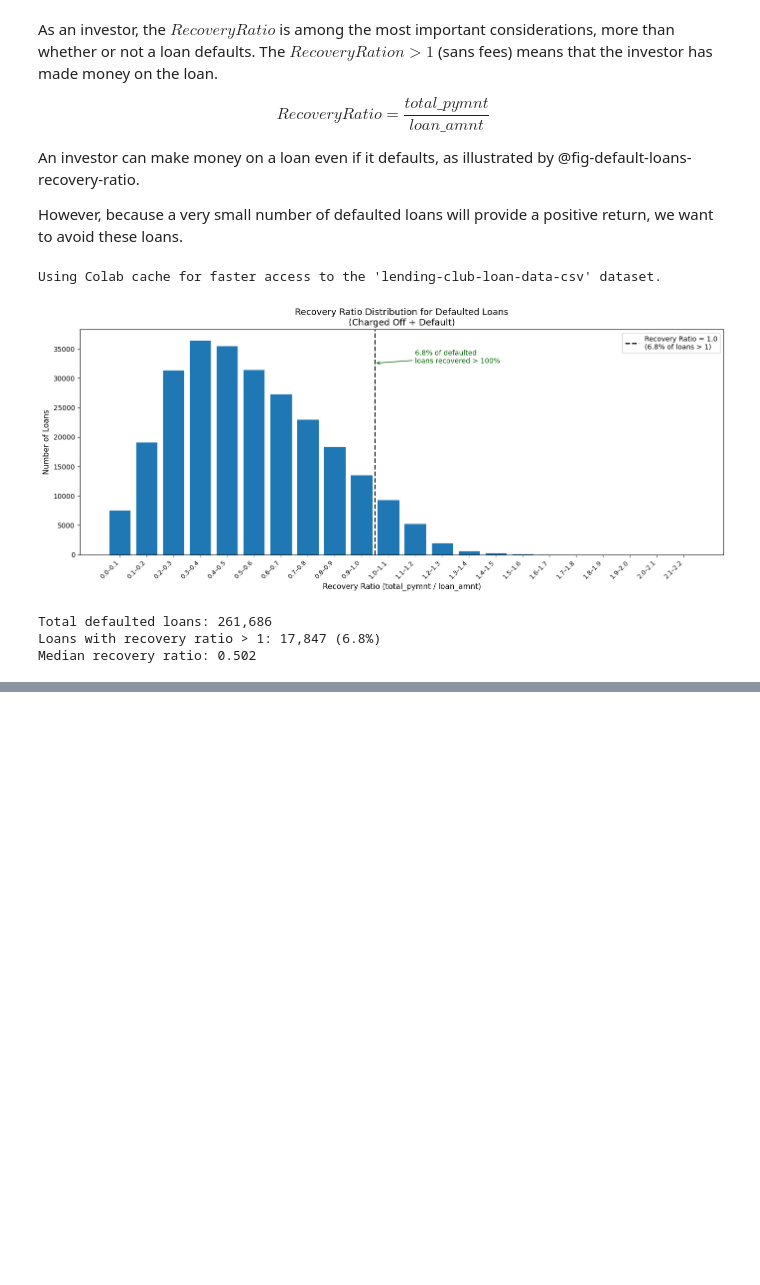
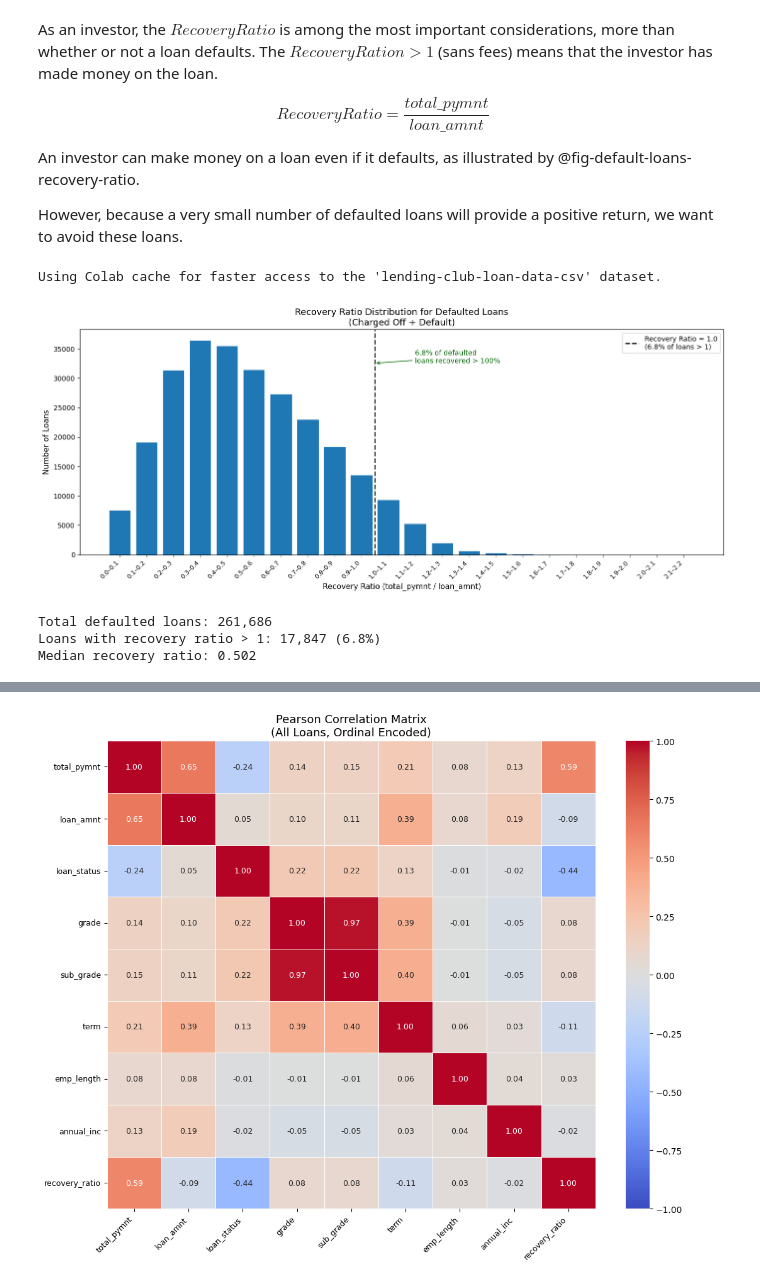
Before and after one commit to duygithub/berkeley_datasci_207_proj, a Jupyter notebook: milestone/40_eda_visualizations.ipynb, the cells around one changed output, grey strips where cells are left out. Drawn from its saved outputs; the diff is of its cells as text; code cells hidden in the pictures; blank space fills up the shorter version.

Commit message:
added correlation matrix

```diff
--- a/milestone/40_eda_visualizations.ipynb
+++ b/milestone/40_eda_visualizations.ipynb
@@ -19,16 +19,20 @@ import pandas as pd
 import matplotlib.pyplot as plt
 import os
 
-df = []
-charged_off_loans = []
+df_orig = []
 
 
 def generate_default_loans_plot():
+    global df_orig
+
     file_path = "loan.csv"
     path = kagglehub.dataset_download("adarshsng/lending-club-loan-data-csv")
 
     csv_file = os.path.join(path, "loan.csv")
-    df = pd.read_csv(csv_file, low_memory=False)
+    df_orig = pd.read_csv(csv_file, low_memory=False)
+
+
+    df = df_orig.copy()
 
     features = [
         "total_pymnt", "loan_amnt", "loan_status"
@@ -88,7 +92,6 @@ def generate_default_loans_plot():
     )
 
     plt.tight_layout()
-    # plt.savefig("/mnt/user-data/outputs/recovery_ratio_distribution.png", dpi=150)
     plt.show()
     print(f"Total defaulted loans: {len(df_default):,}")
     print(f"Loans with recovery ratio > 1: {(df_default['recovery_ratio'] > 1).sum():,} ({pct_above_1:.1f}%)")
@@ -101,3 +104,91 @@ Using Colab cache for faster access to the 'lending-club-loan-data-csv' dataset.
 Total defaulted loans: 261,686
 Loans with recovery ratio > 1: 17,847 (6.8%)
 Median recovery ratio: 0.502
+# %%
+#| label: fig-correlation-matrix
+#| fig-cap: "Correlation Matrix for Selected Features."
+#| echo: false
+#| warning: false
+
+import seaborn as sns
+
+def generate_correlation_matrix():
+
+  global df_orig
+
+
+  features = [
+    "total_pymnt", "loan_amnt", "loan_status", "grade", "sub_grade",
+    "term", "emp_length", "annual_inc"
+  ]
+  df = df_orig.copy()
+  df = df[features]
+
+  grade_order = ["A", "B", "C", "D", "E", "F", "G"]
+  df["grade"] = pd.Categorical(df["grade"], categories=grade_order, ordered=True).codes + 1
+
+  sub_grades = [f"{g}{n}" for g in ["A","B","C","D","E","F","G"] for n in range(1, 6)]
+  df["sub_grade"] = pd.Categorical(df["sub_grade"], categories=sub_grades, ordered=True).codes + 1
+
+
+  term_order = [" 36 months", " 60 months"]
+  df["term"] = pd.Categorical(df["term"], categories=term_order, ordered=True).codes + 1
+
+  emp_order = ["< 1 year", "1 year", "2 years", "3 years", "4 years",
+              "5 years", "6 years", "7 years", "8 years", "9 years", "10+ years"]
+  df["emp_length"] = pd.Categorical(df["emp_length"], categories=emp_order, ordered=True).codes
+  df["emp_length"] = df["emp_length"].replace(-1, pd.NA)
+
+
+  status_order = [
+    "Fully Paid",
+    "Current",
+    "In Grace Period",
+    "Late (16-30 days)",
+    "Late (31-120 days)",
+    "Default",
+    "Charged Off"
+  ]
+  df["loan_status"] = pd.Categorical(df["loan_status"], categories=status_order, ordered=True).codes + 1
+  df["loan_status"] = df["loan_status"].replace(0, pd.NA)
+
+
+  df = df.dropna().reset_index(drop=True)
+
+
+  df = df.assign(recovery_ratio=df["total_pymnt"] / df["loan_amnt"])
+  df = df[df["recovery_ratio"].notna() & ~df["recovery_ratio"].isin([float("inf"), float("-inf")])]
+
+
+  corr = df.corr(method="pearson")
+
+  fig, ax = plt.subplots(figsize=(11, 9))
+  mask = None
+
+  sns.heatmap(
+      corr,
+      annot=True,
+      fmt=".2f",
+      cmap="coolwarm",
+      center=0,
+      vmin=-1, vmax=1,
+      linewidths=0.5,
+      ax=ax,
+      annot_kws={"size": 9}
+  )
+
+  print(f"Rows used for correlation: {len(df):,}")
+  print(f"Columns: {list(df.columns)}")
+  print(f"recovery_ratio stats:\n{df['recovery_ratio'].describe()}")
+
+  ax.set_title("Pearson Correlation Matrix\n(All Loans, Ordinal Encoded)", fontsize=13)
+  plt.xticks(rotation=45, ha="right", fontsize=9)
+  plt.yticks(rotation=0, fontsize=9)
+  plt.tight_layout()
+  plt.show()
+
+  print("\nCorrelations with recovery_ratio (sorted):")
+  print(corr["recovery_ratio"].drop("recovery_ratio").sort_values(ascending=False).to_string())
+
+generate_correlation_matrix()
+# %% [output]
@@ -103,0 +207 @@ Median recovery ratio: 0.502
+[figure, added]
```
Also changed, not shown: parts of 1 cell of this notebook.
